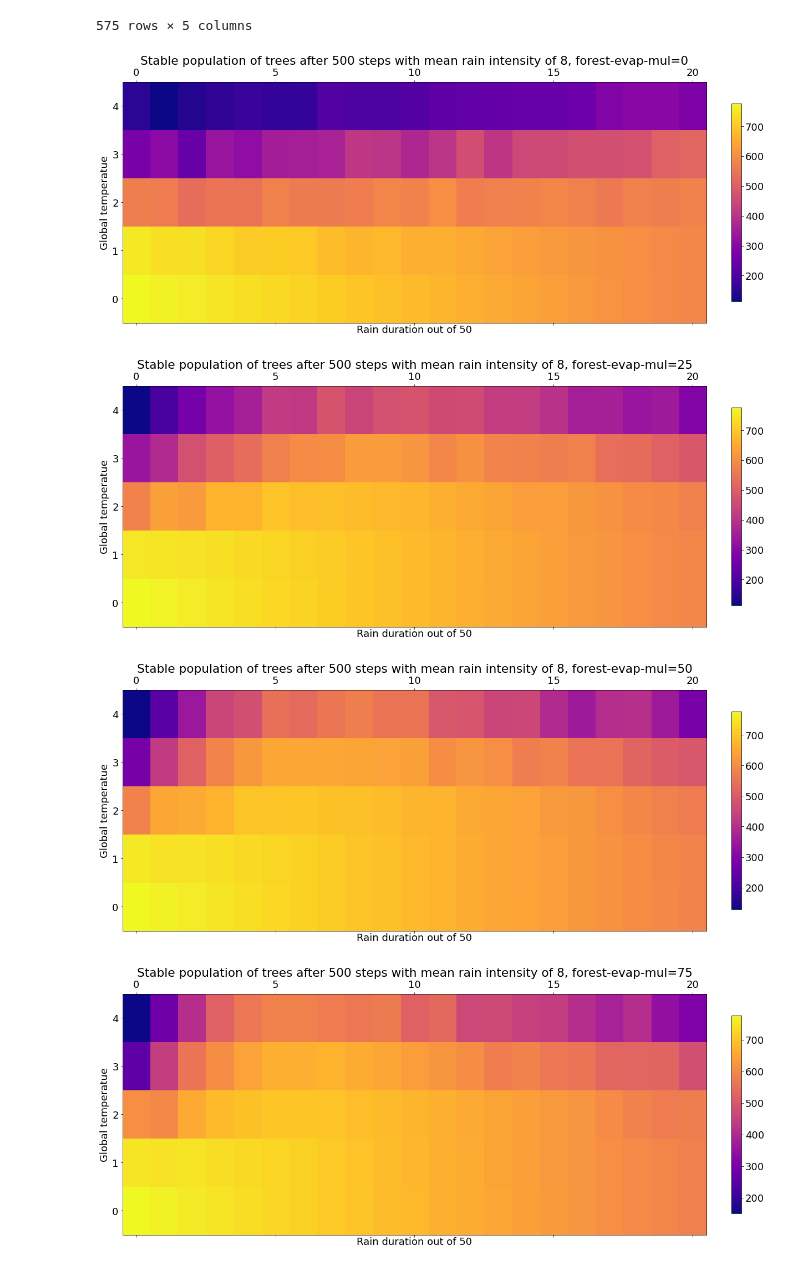
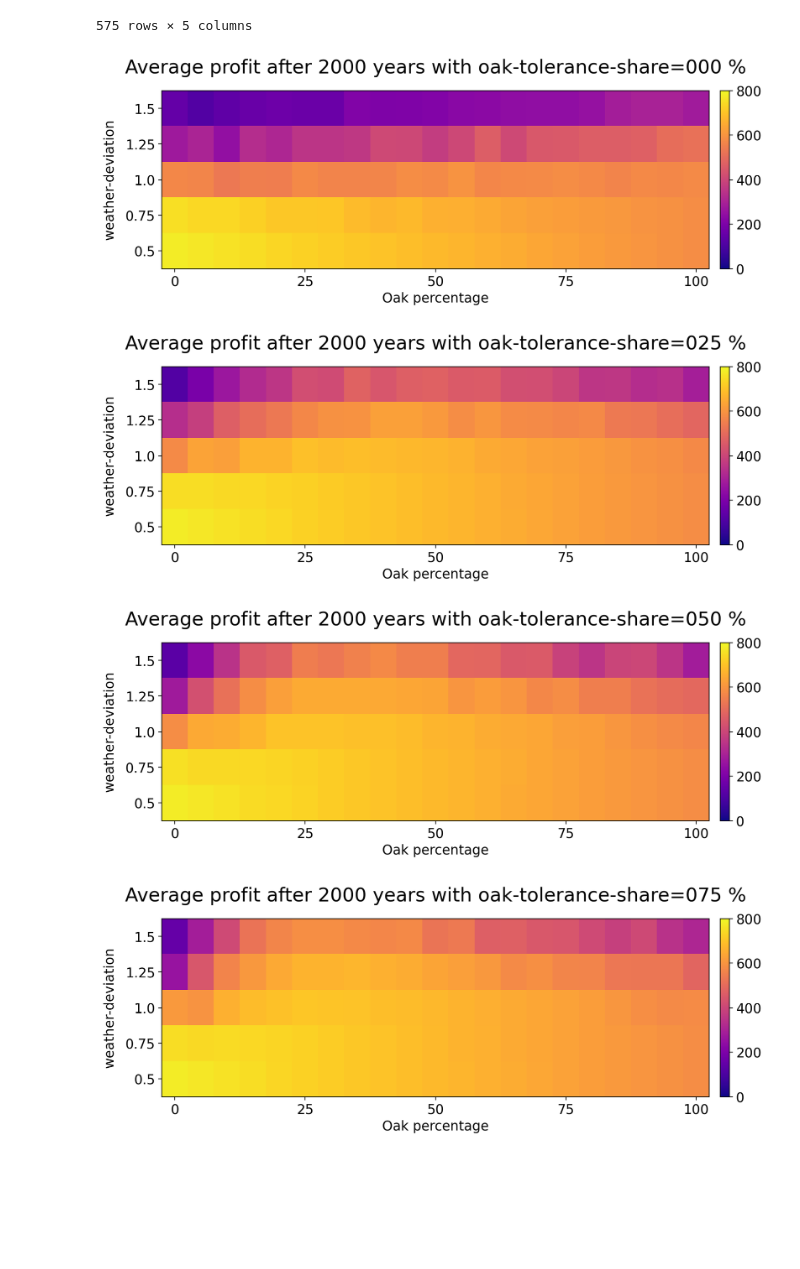
Before and after one commit to ZepZep/tree-line, a Jupyter notebook: experiments/explorer.ipynb, the cells around one changed output. Drawn from its saved outputs; the diff is of its cells as text; code cells hidden in the pictures; blank space fills up the shorter version.

Commit message:
update plots

```diff
--- a/experiments/explorer.ipynb
+++ b/experiments/explorer.ipynb
@@ -72,7 +72,7 @@ from PIL import Image
 import matplotlib.pyplot as plt
 import matplotlib.ticker as ticker
 
-plt.rc('font', size=18)
+plt.rc('font', size=14)
 
 
 def get_index(ser):
@@ -96,48 +96,79 @@ def to_matrix(values, params, valindex, xcol, ycol):
 
     return mats, xindex, yindex
 
 def to_imgmat(mat):
     mat -= mat.min()
     mat *= 256/mat.max()
     mat = mat.astype(np.uint8)
     return mat
 
 def to_img(mat):
     im = Image.fromarray(np.uint8(cm.gist_earth(myarray)*255))
 
 
 def make_matrixes():
     mats, xindex, yindex = to_matrix(values, params, "[run number]", "oak-percentage", "rain-deviation")
     for evap_mul, mat in mats.items():
-        title = f"Stable population of trees after 500 steps with mean rain intensity of 8, forest-evap-mul={evap_mul}"
+        title = f"Average profit after 2000 years with oak-tolerance-share={evap_mul:03d} %"
         make_matrix(mat, title, xindex, yindex)
 #     mat = to_imgmat(mat)
 # img = to_img(mat)
 
+gax = None
+
+def mapminmax(x, xmin, xmax, xlen, doint=True):
+    val = xmin + x * (xmax-xmin) / (xlen - 1)
+    if doint:
+        val = int(val)
+    return val
+
+def reverse_index(index):
+    return {value: key for key, value in index.items()}
+
+def mapindex(x, index):
+    if x not in index:
+        return "?"
+    return index[x]
 
 def make_matrix(mat, title, xindex, yindex):
-    fig = plt.figure(figsize=(20, 8))
+    fig = plt.figure(figsize=(10, 4), dpi=180)
     ax = fig.add_subplot(111)
-    cax = ax.matshow(mat, cmap="plasma", origin="lower", aspect="auto")
-#     print(ax.axes.get_ylabels())
-#     ax.yaxis.set_major_locator(ticker.FixedLocator(range(len(yindex))))
-#     ax.yaxis.set_ticklabels(list(yindex.keys()))
+    cax = ax.matshow(mat, cmap="plasma", origin="lower", aspect="auto", vmax=800, vmin=0)
 
-    plt.colorbar(cax, fraction=0.0160, pad=0.04)
+#     print(yindex)
+#     print(ax.yaxis.get_ticklocs())
+#     ylen, xlen = mat.shape
+#     xmin, xmax = 0, 100
+#     ymin, ymax = 0.5, 1.5
 
-    ax.axes.set_title(title)
-    ax.axes.set_ylabel("Global temperatue")
-    ax.axes.set_xlabel("Rain duration out of 50")
+    rxindex = reverse_index(xindex)
+    ryindex = reverse_index(yindex)
 
-#     ax.tick_params(axis="x", bottom=True, top=False, labelbottom=True, labeltop=False)
 
-# #     ax.axes.set_xticks([x + 1 for x in ax.axes.get_xticks().tolist()[1:-1]])
-#     ax.axes.set_xticks([0, *range(4, 50, 5)])
-#     ax.axes.set_xticklabels([1, *range(5, 51, 5)])
+    ax.xaxis.set_major_locator(ticker.FixedLocator(ax.xaxis.get_ticklocs()))
+    ax.xaxis.set_ticklabels(mapindex(x, rxindex) for x in ax.xaxis.get_ticklocs())
+#     ax.xaxis.set_ticklabels(mapminmax(x, xmin, xmax, xlen) for x in ax.xaxis.get_ticklocs())
+    ax.tick_params(axis="x", bottom=True, top=False, labelbottom=True, labeltop=False)
+
+
+    ax.yaxis.set_major_locator(ticker.FixedLocator(ax.yaxis.get_ticklocs()))
+    ax.yaxis.set_ticklabels(mapindex(y, ryindex) for y in ax.yaxis.get_ticklocs())
+#     ax.yaxis.set_ticklabels(mapminmax(y, ymin, ymax, ylen, False) for y in ax.yaxis.get_ticklocs())
+
+
+    plt.colorbar(cax, fraction=0.0160, pad=0.02)
+
+    ax.axes.set_title(title, pad=18, fontsize=20)
+    ax.axes.set_ylabel("weather-deviation", labelpad=10)
+    ax.axes.set_xlabel("Oak percentage")
+#     ax.title.set_position([.5, -1.2])
+    plt.tight_layout()
+#     plt.savefig(f"plots/{title}.png")
+
 
 make_matrixes()
 # %% [output]
-[figure, old version]
+[figure, new version]
-[figure, old version]
+[figure, new version]
-[figure, old version]
+[figure, new version]
-[figure, old version]
+[figure, new version]
```
Also changed, not shown: parts of 2 cells of this notebook.
